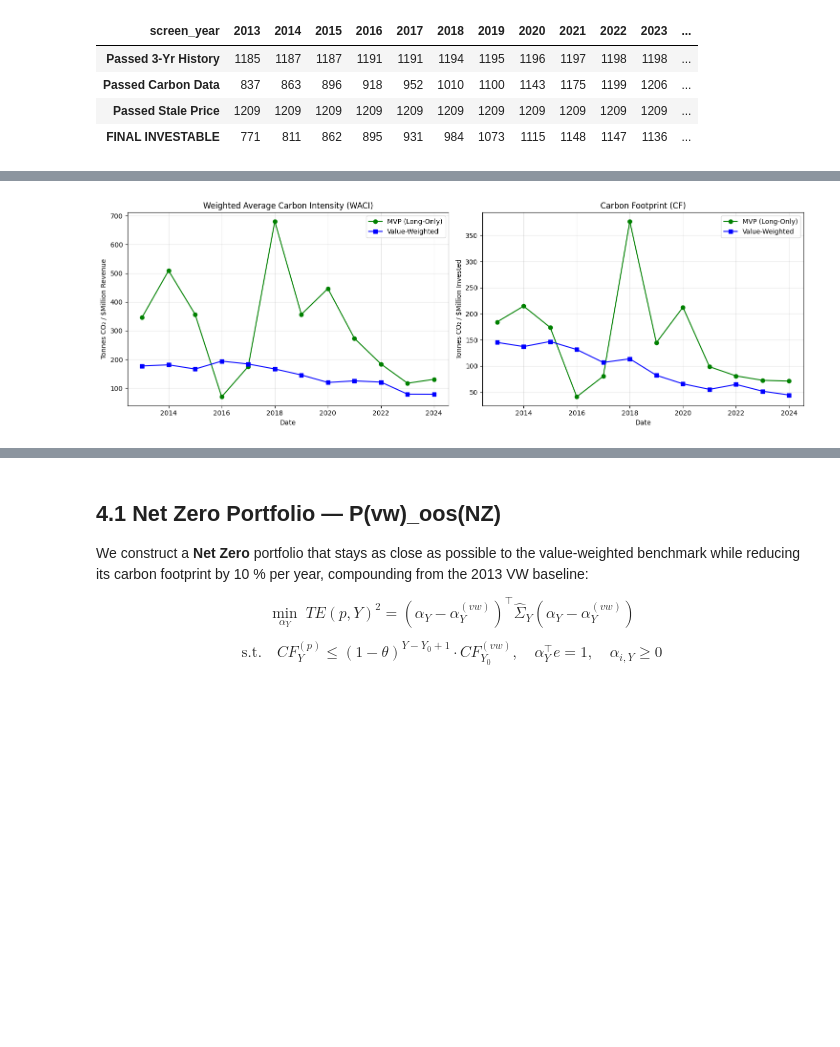
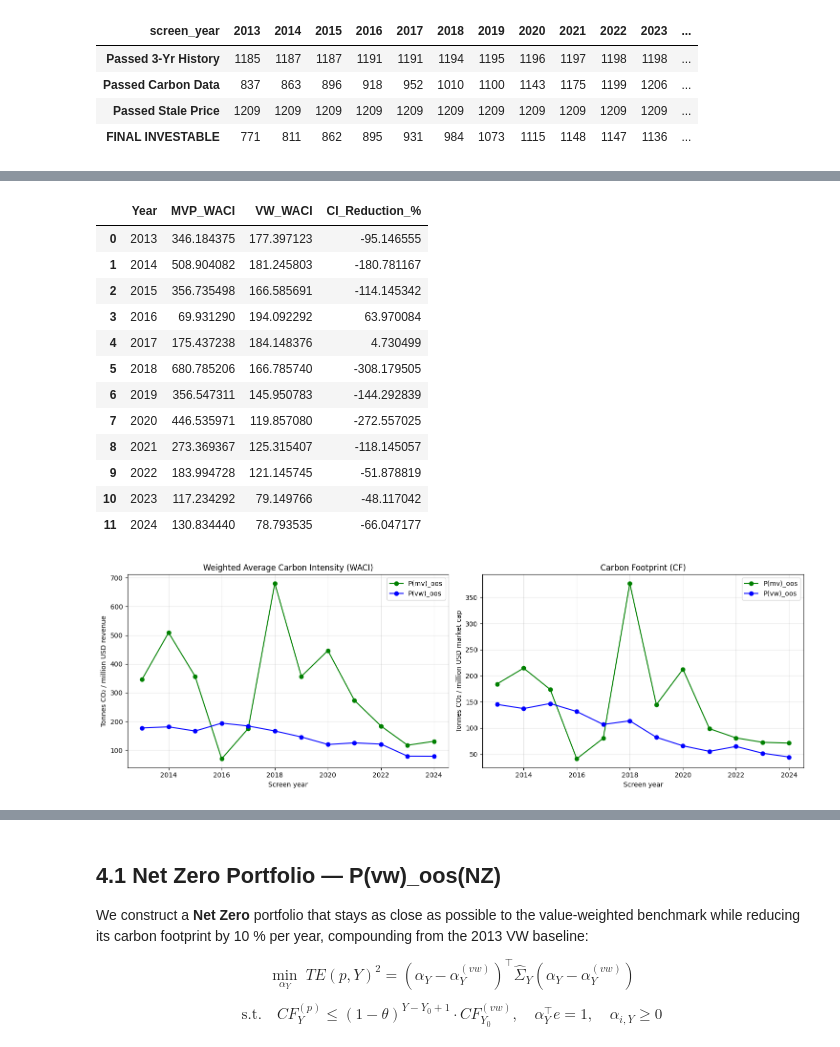
Before and after one commit to Saarujan06/Sustainability-Aware-Asset-Management-Project, a Jupyter notebook: Test.ipynb, the cells around one changed output, grey strips where cells are left out. Saved outputs shown, nothing was run; the diff lists cells and outputs as text; code cells hidden in the pictures; blank space fills up the shorter version.

```diff
--- a/Test.ipynb
+++ b/Test.ipynb
@@ -1222,8 +1092,6 @@ carbon_intensity_by_year = {}  # {year: {isin: CI_i,Y}}
 # Get all years where we have CO2 and revenue data
 year_cols = sort_year_cols([c for c in co2_clean.columns if c.isdigit()])
 
-print("Computing carbon intensity for each year...")
-
 for year_str in year_cols:
     year = int(year_str)
     if START_YEAR <= year <= END_YEAR:
@@ -1234,19 +1102,14 @@ for year_str in year_cols:
             rev_val = rev_clean.loc[isin, year_str] if year_str in rev_clean.columns else np.nan
 
             if pd.notna(co2_val) and pd.notna(rev_val) and rev_val > 0:
-                # CO2 in tonnes, Revenue in thousands -> divide by 1000 to get per million
                 ci = co2_val / (rev_val / 1000.0)
                 carbon_intensity_by_year[year][isin] = ci
-
-        print(f"  Year {year}: {len(carbon_intensity_by_year[year])} firms with CI data")
 
 # =============================================================================
 # 2. Compute WACI for MVP portfolio
 # =============================================================================
 
 mvp_waci_by_year = {}
-
-print("\nComputing MVP WACI...")
 
 for year in range(START_YEAR, END_YEAR + 1):
     # Get weights for this year from weights_by_year
@@ -1264,15 +1127,11 @@ for year in range(START_YEAR, END_YEAR + 1):
         waci += weight * ci
 
     mvp_waci_by_year[year] = waci
-    print(f"  MVP WACI for {year}: {waci:.4f} tonnes CO2 / million USD")
-
 # =============================================================================
 # 3. Compute WACI for Value-Weighted portfolio
 # =============================================================================
 
 vw_waci_by_year = {}
-
-print("\nComputing VW WACI...")
 
 for year in range(START_YEAR, END_YEAR + 1):
     # Get market caps for year-end
@@ -1322,18 +1181,14 @@ for year in range(START_YEAR, END_YEAR + 1):
         waci += weight * ci
 
     vw_waci_by_year[year] = waci
-    print(f"  VW WACI for {year}: {waci:.4f} tonnes CO2 / million USD")
-
 # =============================================================================
 # 4. Identify top 10 carbon drivers
 # =============================================================================
 
-print("\n" + "=" * 75)
-print("Top 10 Carbon Drivers (Highest Carbon Intensity)")
-print("=" * 75)
-
 # Use the most recent year available
 latest_year = max(carbon_intensity_by_year.keys())
+print(f"Top 10 Carbon Drivers — {latest_year}")
+
 ci_data = carbon_intensity_by_year[latest_year]
 
 top_10 = sorted(
@@ -1342,12 +1197,8 @@ top_10 = sorted(
     reverse=True
 )[:10]
 
-print(f"\nYear: {latest_year}\n")
-print(f"{'Rank':<5} {'ISIN':<15} {'Company Name':<35} {'CI (t CO2/M$)':<15}")
-print("-" * 75)
 for rank, (isin, ci, name) in enumerate(top_10, 1):
-    print(f"{rank:<5} {isin:<15} {name:<35} {ci:>13.2f}")
-print("=" * 75)
+    print(f"  {rank}. {name} ({isin}): {ci:.1f}")
 
 # =============================================================================
 # 5. Summary table: WACI comparison
@@ -1363,19 +1214,13 @@ waci_summary["CI_Reduction_%"] = (
     (waci_summary["VW_WACI"] - waci_summary["MVP_WACI"]) / waci_summary["VW_WACI"] * 100
 )
 
-print("\n" + "=" * 80)
-print("Table: Weighted Average Carbon Intensity (WACI) by Year")
-print("=" * 80)
-print(waci_summary.to_string(index=False))
-print("=" * 80)
+display(waci_summary)
 
 # =============================================================================
 # 6. Compute Carbon Footprint (CF) for MVP and VW
 # =============================================================================
 mvp_cf_by_year = {}
 vw_cf_by_year = {}
-
-print("\nComputing Carbon Footprints (CF)...")
 
 # Get December market cap columns for lookup
 date_cols_mv = sort_month_cols(get_time_cols(mv_clean))
@@ -1431,7 +1276,6 @@ for year in range(START_YEAR, END_YEAR + 1):
 waci_summary["MVP_CF"] = [mvp_cf_by_year.get(y, np.nan) for y in waci_summary["Year"]]
 waci_summary["VW_CF"] =  [vw_cf_by_year.get(y, np.nan) for y in waci_summary["Year"]]
 
-print(waci_summary[["Year", "MVP_CF", "VW_CF"]].to_string(index=False))
 
 # =============================================================================
 # 7. Plot WACI and CF Comparisons
@@ -1439,22 +1283,22 @@ print(waci_summary[["Year", "MVP_CF", "VW_CF"]].to_string(index=False))
 fig, (ax1, ax2) = plt.subplots(1, 2, figsize=(15, 5))
 
 # WACI Plot
-ax1.plot(waci_summary["Year"], waci_summary["MVP_WACI"], marker='o', label="MVP (Long-Only)", color="green")
-ax1.plot(waci_summary["Year"], waci_summary["VW_WACI"], marker='s', label="Value-Weighted", color="blue")
+ax1.plot(waci_summary["Year"], waci_summary["MVP_WACI"], marker='o', label="P(mv)_oos", color="green")
+ax1.plot(waci_summary["Year"], waci_summary["VW_WACI"], marker='o', label="P(vw)_oos", color="blue")
 ax1.set_title("Weighted Average Carbon Intensity (WACI)")
-ax1.set_ylabel("Tonnes CO₂ / $Million Revenue")
-ax1.set_xlabel("Date")
+ax1.set_ylabel("Tonnes CO₂ / million USD revenue")
+ax1.set_xlabel("Screen year")
 ax1.legend()
-ax1.grid(True, alpha=0.3)
+ax1.grid(alpha=0.3)
 
 # CF Plot
-ax2.plot(waci_summary["Year"], waci_summary["MVP_CF"], marker='o', label="MVP (Long-Only)", color="green")
-ax2.plot(waci_summary["Year"], waci_summary["VW_CF"], marker='s', label="Value-Weighted", color="blue")
+ax2.plot(waci_summary["Year"], waci_summary["MVP_CF"], marker='o', label="P(mv)_oos", color="green")
+ax2.plot(waci_summary["Year"], waci_summary["VW_CF"], marker='o', label="P(vw)_oos", color="blue")
 ax2.set_title("Carbon Footprint (CF)")
-ax2.set_ylabel("Tonnes CO₂ / $Million Invested")
-ax2.set_xlabel("Date")
+ax2.set_ylabel("Tonnes CO₂ / million USD market cap")
+ax2.set_xlabel("Screen year")
 ax2.legend()
-ax2.grid(True, alpha=0.3)
+ax2.grid(alpha=0.3)
 
 plt.tight_layout()
 fig.savefig(OUT_DIR / "carbon_metrics_plot.png", dpi=300, bbox_inches='tight')
@@ -1480,2 +1318,15 @@ Computing carbon intensity for each year...
+|  | Year | MVP_WACI | VW_WACI | CI_Reduction_% |
+| 0 | 2013 | 346.184375 | 177.397123 | -95.146555 |
+| 1 | 2014 | 508.904082 | 181.245803 | -180.781167 |
+| 2 | 2015 | 356.735498 | 166.585691 | -114.145342 |
+| 3 | 2016 | 69.931290 | 194.092292 | 63.970084 |
+| 4 | 2017 | 175.437238 | 184.148376 | 4.730499 |
+| 5 | 2018 | 680.785206 | 166.785740 | -308.179505 |
+| 6 | 2019 | 356.547311 | 145.950783 | -144.292839 |
+| 7 | 2020 | 446.535971 | 119.857080 | -272.557025 |
+| 8 | 2021 | 273.369367 | 125.315407 | -118.145057 |
+| 9 | 2022 | 183.994728 | 121.145745 | -51.878819 |
+| 10 | 2023 | 117.234292 | 79.149766 | -48.117042 |
+| 11 | 2024 | 130.834440 | 78.793535 | -66.047177 |
-[figure, old version]
+[figure, new version]
 # %% [markdown]
```
Also changed, not shown: parts of 27 cells of this notebook, 25 other files.
